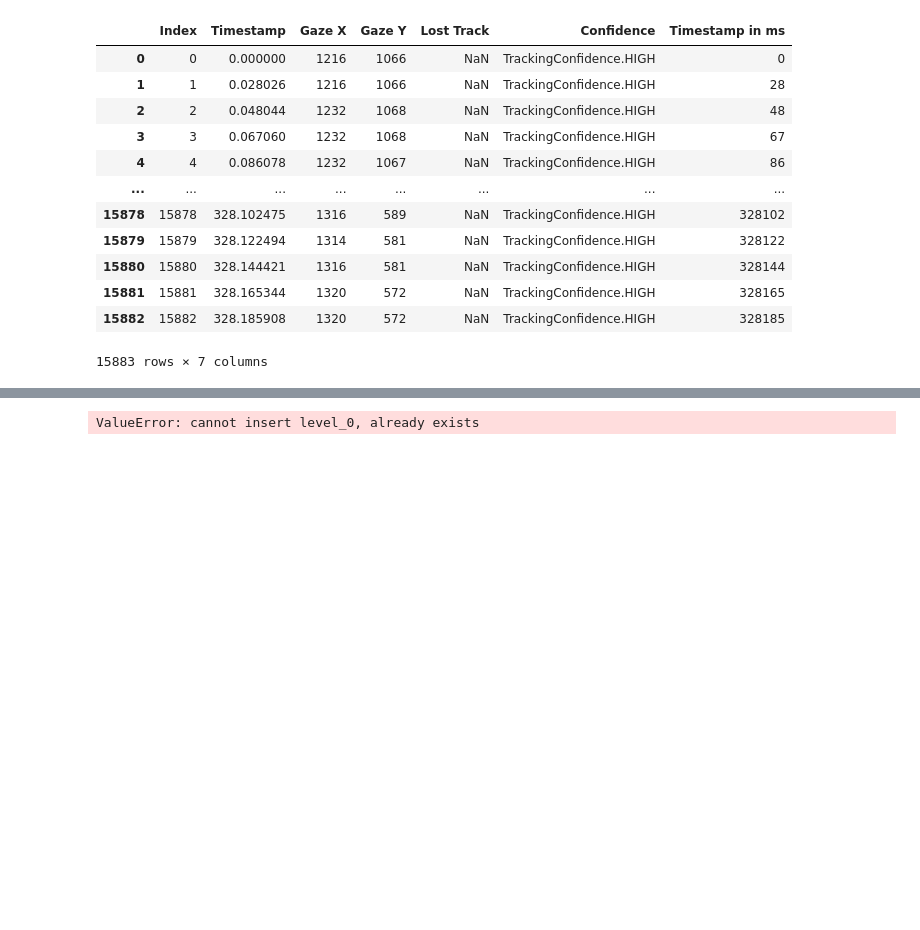
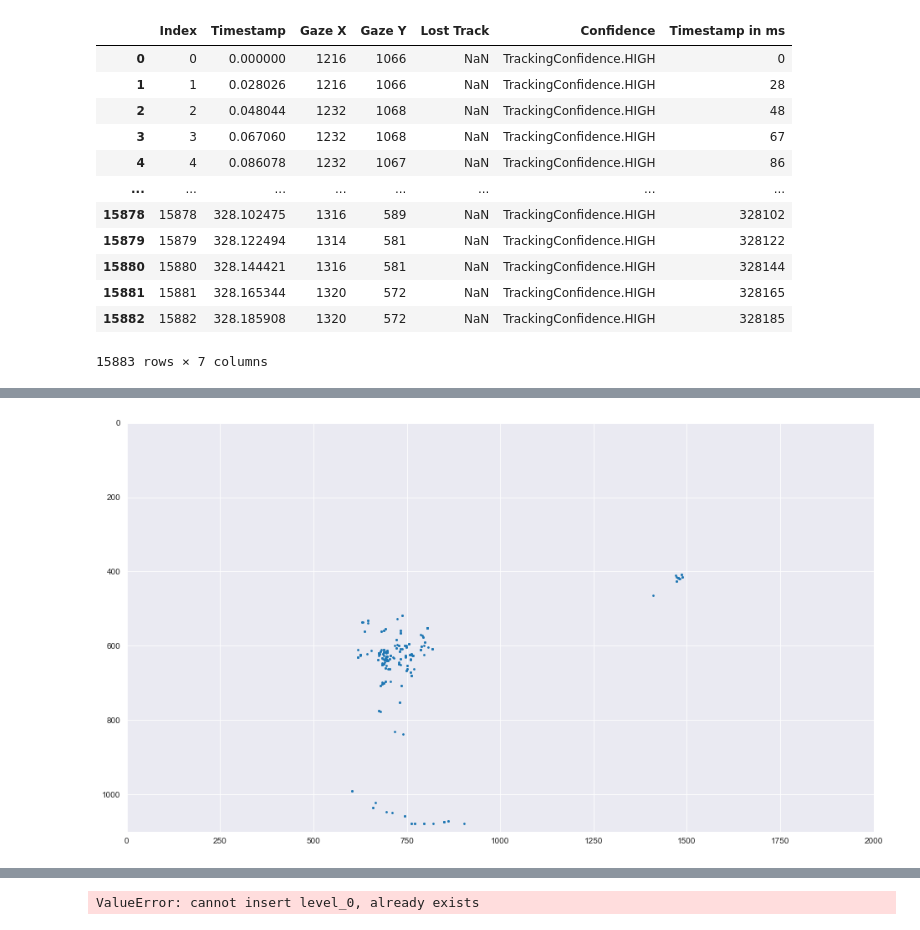
Before and after one commit to giannywise/Eyetracking, a Jupyter notebook: data_analysis.ipynb, the cells around one changed output, grey strips where cells are left out. Drawn from its saved outputs; the diff is of its cells as text; code cells hidden in the pictures; blank space fills up the shorter version.

```diff
--- a/data_analysis.ipynb
+++ b/data_analysis.ipynb
@@ -150,0 +60,14 @@ plt.show()
+# %%
+df2 = df[(df['Timestamp'].between(53,58) == True)]
+x = df2["Gaze X"]
+y = df2["Gaze Y"]
+#z = df2['Fixation']
+f = plt.figure()
+f.set_figwidth(16)
+f.set_figheight(9)
+#t = df["Timestamp"].head(100)
+plt.axis([0,2000,1100,0])
+plt.scatter(x,y, s = 3)
+plt.show()
+# %% [output]
+[figure, added]
```
Also changed, not shown: parts of 10 cells of this notebook, 1 other file.
